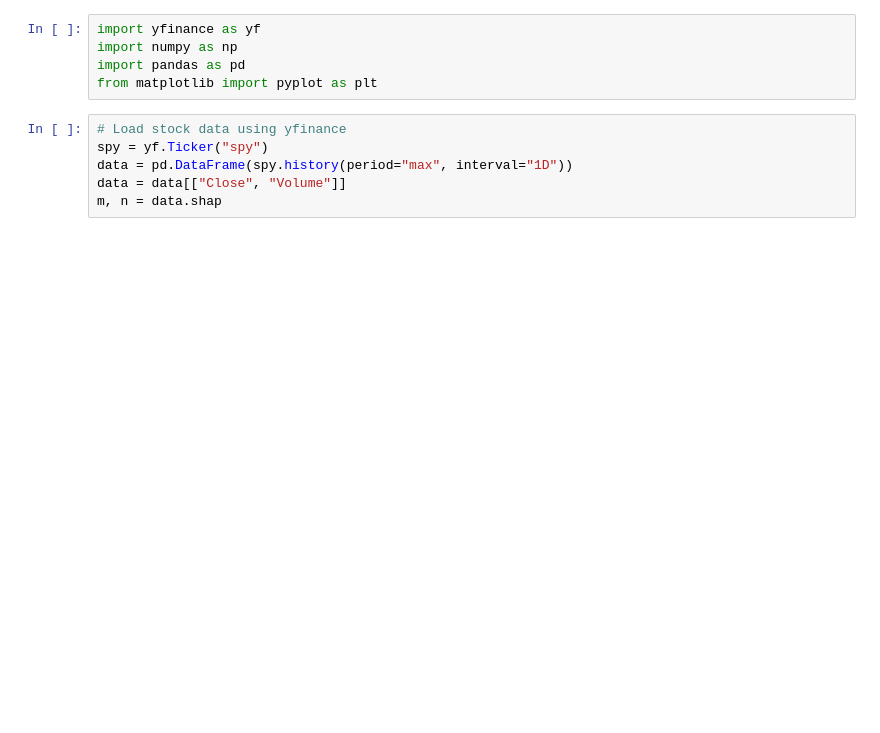
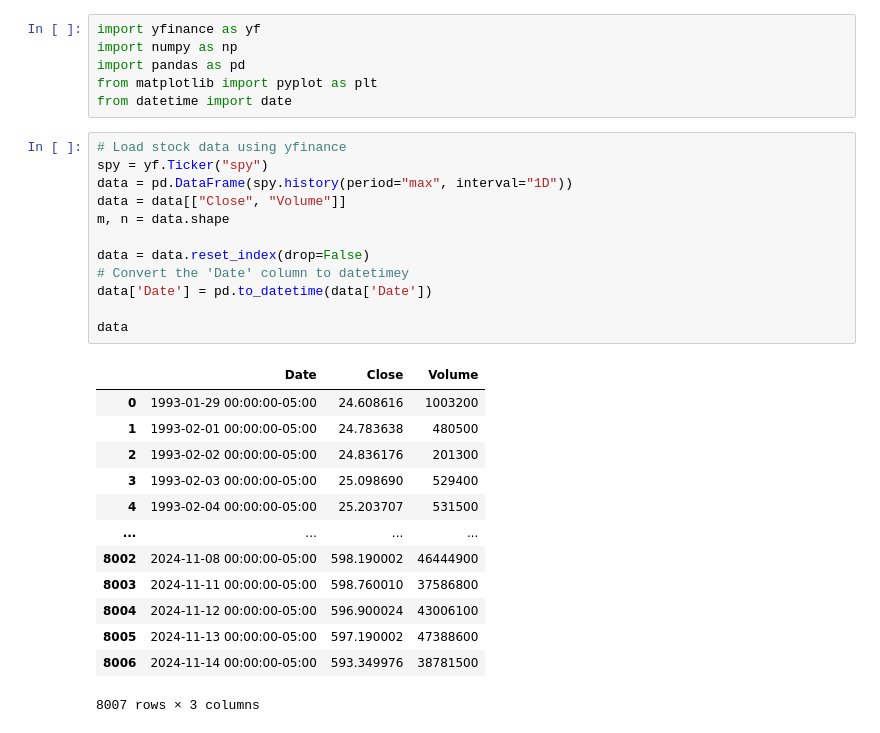
Before and after one commit to kareem-weaver/kareem-weaver, a Jupyter notebook: projects/machine_learning/stock_market_prediction_model/regression_model.ipynb, the cells around one changed output. Drawn from its saved outputs; the diff is of its cells as text; blank space fills up the shorter version.

```diff
--- a/projects/machine_learning/stock_market_prediction_model/regression_model.ipynb
+++ b/projects/machine_learning/stock_market_prediction_model/regression_model.ipynb
@@ -3,12 +3,33 @@ import yfinance as yf
 import numpy as np
 import pandas as pd
 from matplotlib import pyplot as plt
+from datetime import date
 # %%
 # Load stock data using yfinance
 spy = yf.Ticker("spy")
 data = pd.DataFrame(spy.history(period="max", interval="1D"))
 data = data[["Close", "Volume"]]
-m, n = data.shap
+m, n = data.shape
+
+data = data.reset_index(drop=False)
+# Convert the 'Date' column to datetimey
+data['Date'] = pd.to_datetime(data['Date'])
+
+data
+# %% [output]
+|  | Date | Close | Volume |
+| 0 | 1993-01-29 00:00:00-05:00 | 24.608616 | 1003200 |
+| 1 | 1993-02-01 00:00:00-05:00 | 24.783638 | 480500 |
+| 2 | 1993-02-02 00:00:00-05:00 | 24.836176 | 201300 |
+| 3 | 1993-02-03 00:00:00-05:00 | 25.098690 | 529400 |
+| 4 | 1993-02-04 00:00:00-05:00 | 25.203707 | 531500 |
+| ... | ... | ... | ... |
+| 8002 | 2024-11-08 00:00:00-05:00 | 598.190002 | 46444900 |
+| 8003 | 2024-11-11 00:00:00-05:00 | 598.760010 | 37586800 |
+| 8004 | 2024-11-12 00:00:00-05:00 | 596.900024 | 43006100 |
+| 8005 | 2024-11-13 00:00:00-05:00 | 597.190002 | 47388600 |
+| 8006 | 2024-11-14 00:00:00-05:00 | 593.349976 | 38781500 |
+8007 rows × 3 columns
 # %%
 # Calculate MACD and Signal Line
 short_window = 12  # 12-period EMA
```
Also changed, not shown: parts of 4 cells of this notebook, 1 other file.
